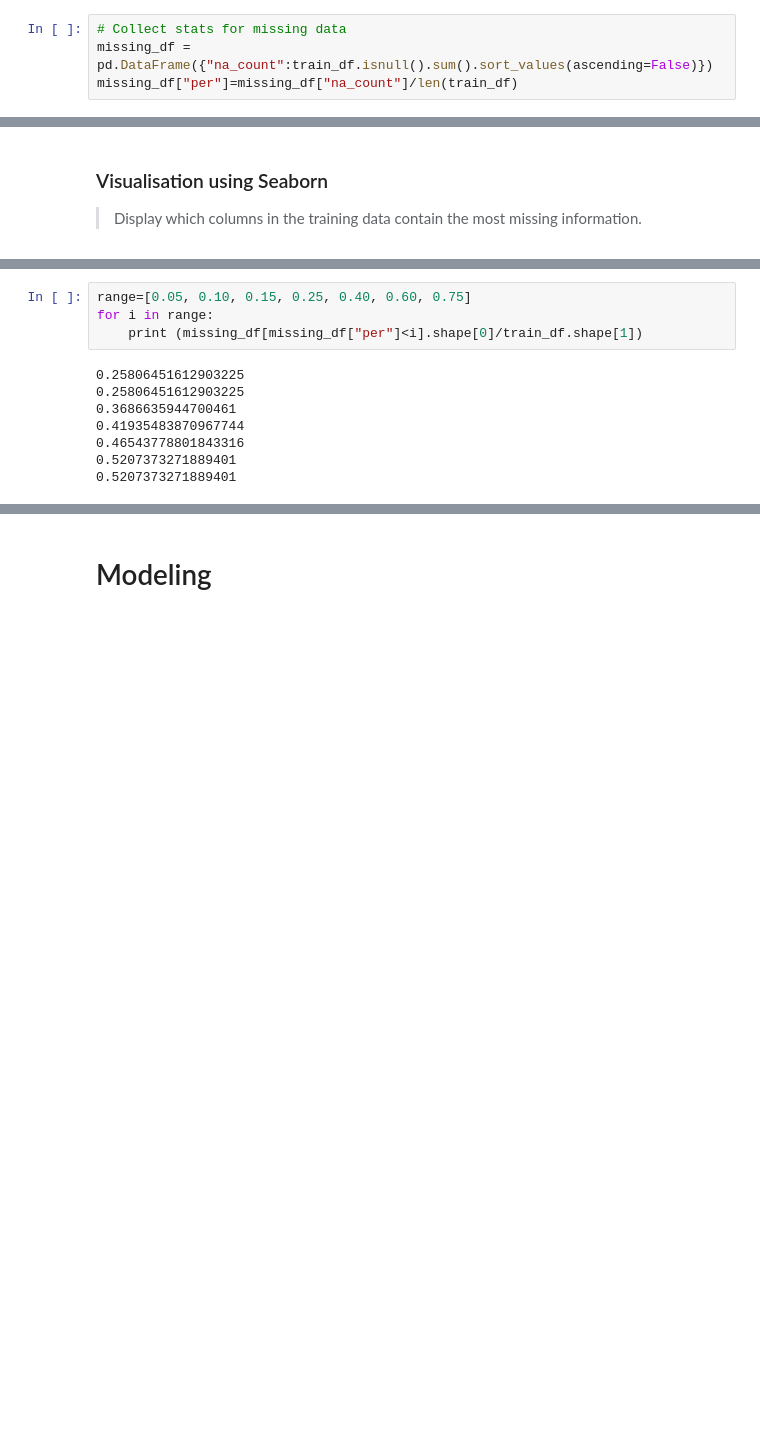
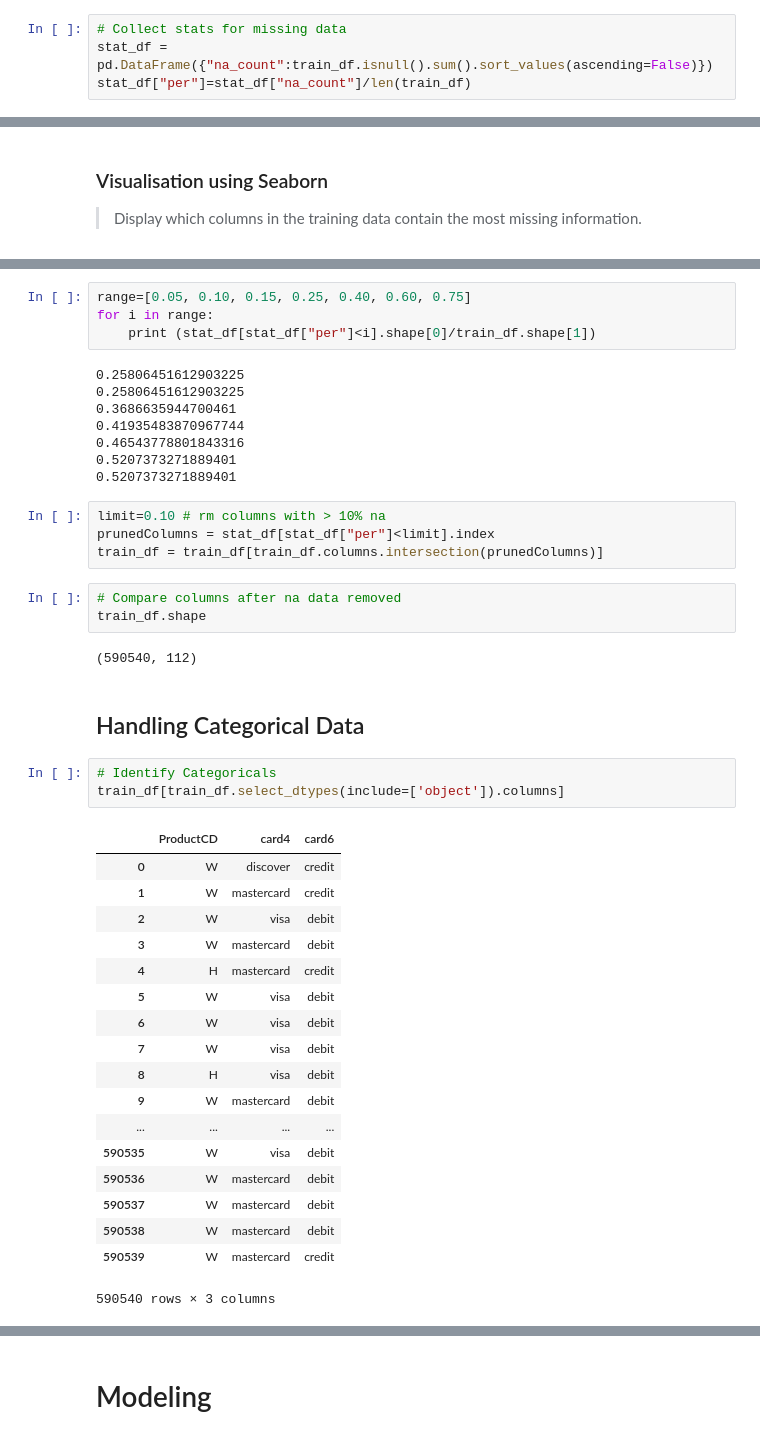
Before and after one commit to tsheltonking/Fraud-Detection-Demo, a Jupyter notebook: Fraud_Detection.ipynb, the cells around one changed output, grey strips where cells are left out. Drawn from its saved outputs; the diff is of its cells as text; blank space fills up the shorter version.

Commit message:
Handling Categoricals

```diff
--- a/Fraud_Detection.ipynb
+++ b/Fraud_Detection.ipynb
@@ -71,7 +81,7 @@ test_df.describe()
 # %%
 # Collect stats for missing data
-missing_df = pd.DataFrame({"na_count":train_df.isnull().sum().sort_values(ascending=False)})
-missing_df["per"]=missing_df["na_count"]/len(train_df)
+stat_df = pd.DataFrame({"na_count":train_df.isnull().sum().sort_values(ascending=False)})
+stat_df["per"]=stat_df["na_count"]/len(train_df)
 # %%
 # Compare the ratio of fraudulent transactions.
 print(len(train_df[train_df["isFraud"]==1])/len(train_df[train_df["isFraud"]==0])*100)
@@ -92,7 +102,7 @@ p
 # %%
 range=[0.05, 0.10, 0.15, 0.25, 0.40, 0.60, 0.75]
 for i in range:
-    print (missing_df[missing_df["per"]<i].shape[0]/train_df.shape[1])
+    print (stat_df[stat_df["per"]<i].shape[0]/train_df.shape[1])
 # %% [output]
 0.25806451612903225
 0.25806451612903225
@@ -101,3 +111,36 @@ for i in range:
 0.46543778801843316
 0.5207373271889401
 0.5207373271889401
+# %%
+limit=0.10 # rm columns with > 10% na
+prunedColumns = stat_df[stat_df["per"]<limit].index
+train_df = train_df[train_df.columns.intersection(prunedColumns)]
+# %%
+# Compare columns after na data removed
+train_df.shape
+# %% [output]
+(590540, 112)
+# %% [markdown]
+## Handling Categorical Data
+# %%
+# Identify Categoricals
+train_df[train_df.select_dtypes(include=['object']).columns]
+# %% [output]
+|  | ProductCD | card4 | card6 |
+| 0 | W | discover | credit |
+| 1 | W | mastercard | credit |
+| 2 | W | visa | debit |
+| 3 | W | mastercard | debit |
+| 4 | H | mastercard | credit |
+| 5 | W | visa | debit |
+| 6 | W | visa | debit |
+| 7 | W | visa | debit |
+| 8 | H | visa | debit |
+| 9 | W | mastercard | debit |
+| ... | ... | ... | ... |
+| 590535 | W | visa | debit |
+| 590536 | W | mastercard | debit |
+| 590537 | W | mastercard | debit |
+| 590538 | W | mastercard | debit |
+| 590539 | W | mastercard | credit |
+590540 rows × 3 columns
```
Also changed, not shown: parts of 7 cells of this notebook.
